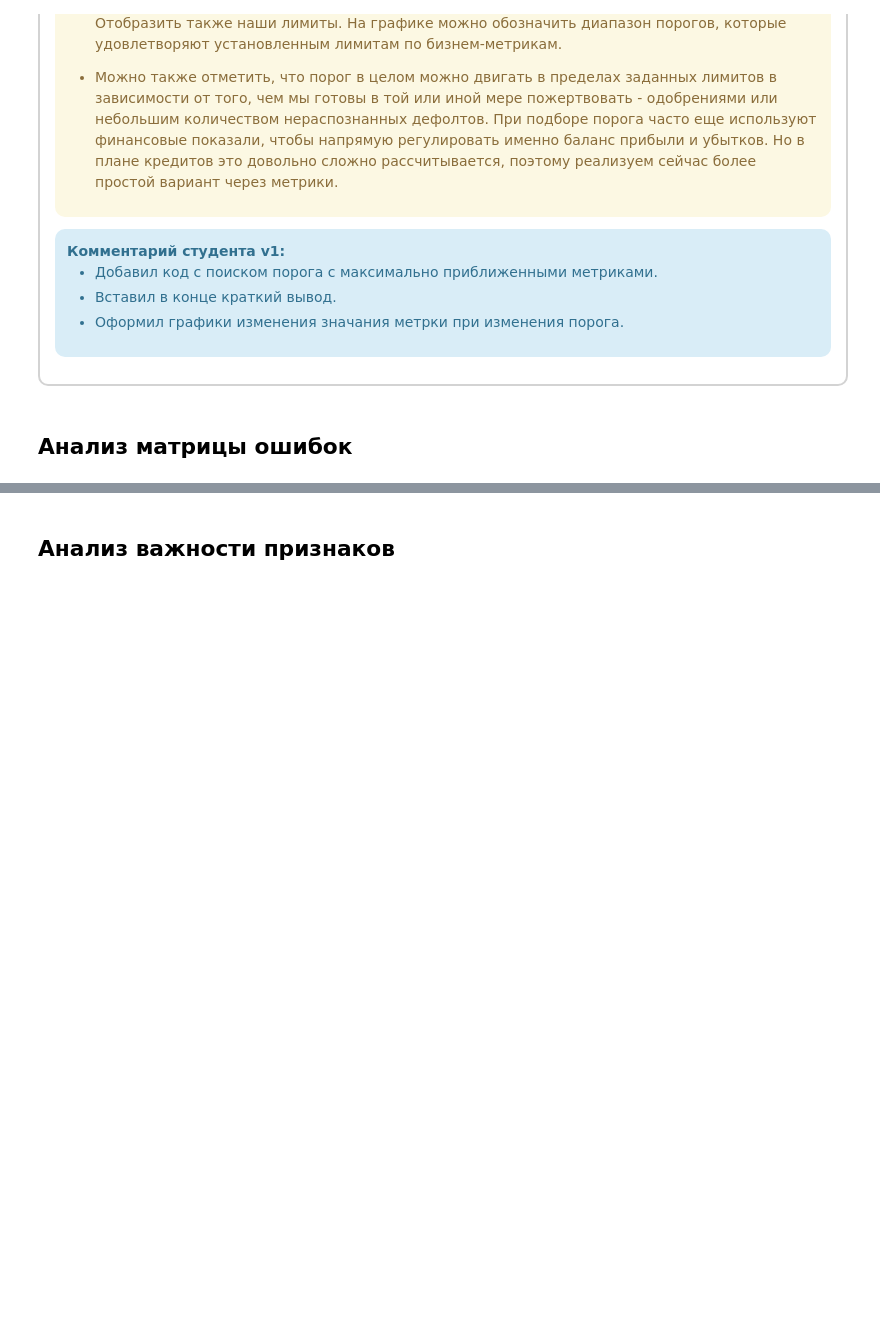
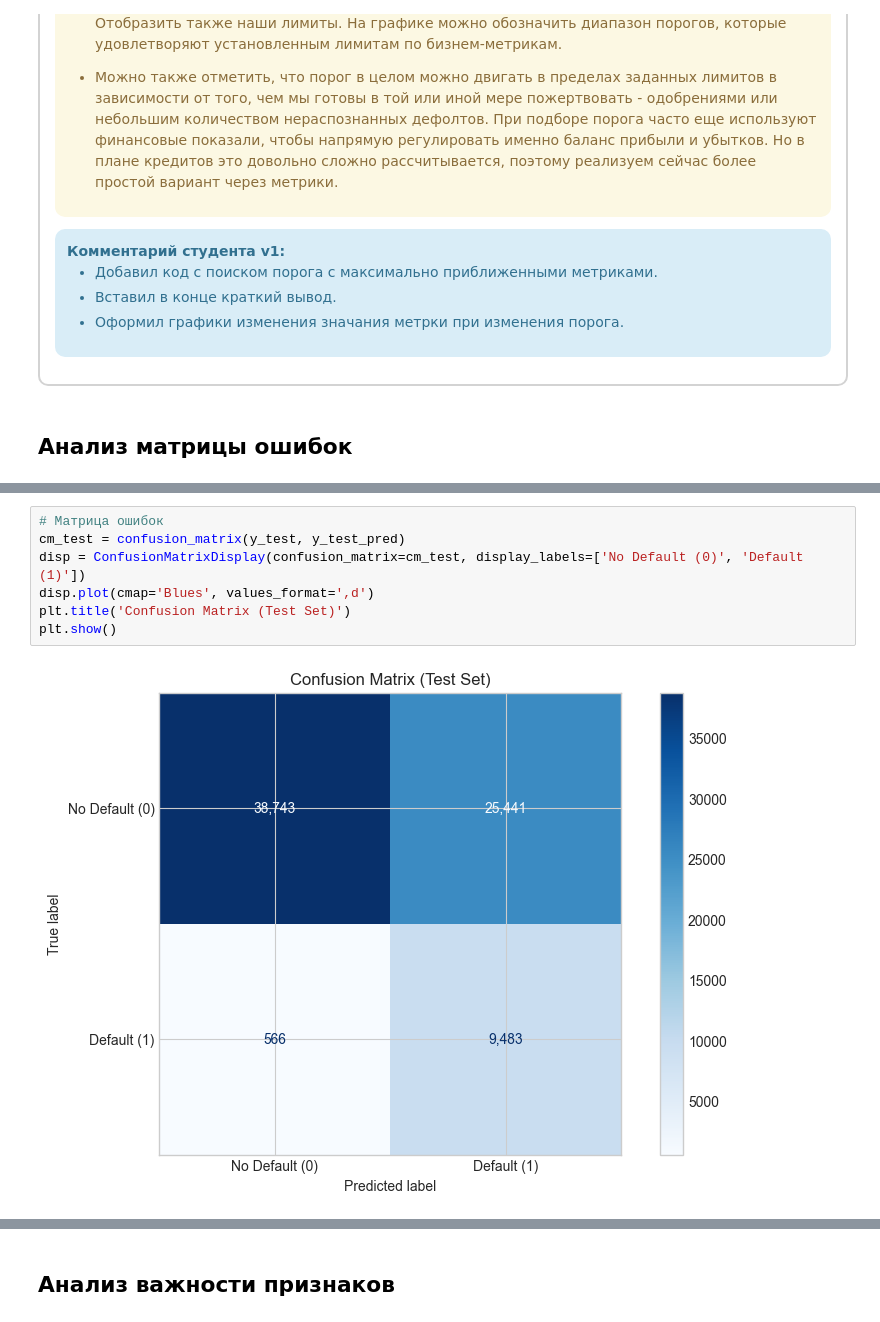
Before and after one commit to MEYakunin/Sprint15_User_Behavior_Scoring, a Jupyter notebook: User_Behavior_Scoring_ver_1.ipynb, the cells around one changed output, grey strips where cells are left out. Saved outputs shown, nothing was run; the diff lists cells and outputs as text; blank space fills up the shorter version.

```diff
--- a/User_Behavior_Scoring_ver_1.ipynb
+++ b/User_Behavior_Scoring_ver_1.ipynb
@@ -2115,0 +2125,9 @@ plt.show()
+# %%
+# Матрица ошибок
+cm_test = confusion_matrix(y_test, y_test_pred)
+disp = ConfusionMatrixDisplay(confusion_matrix=cm_test, display_labels=['No Default (0)', 'Default (1)'])
+disp.plot(cmap='Blues', values_format=',d')
+plt.title('Confusion Matrix (Test Set)')
+plt.show()
+# %% [output]
+[figure, added]
```
Also changed, not shown: parts of 21 cells of this notebook.
